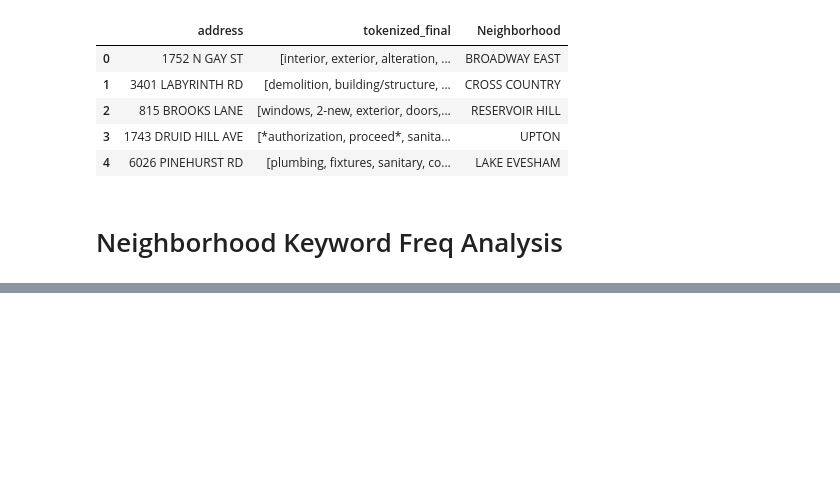
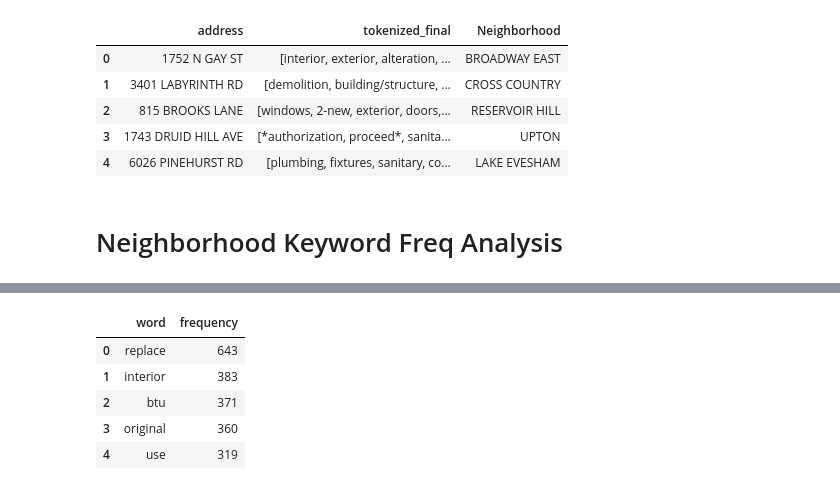
Before and after one commit to Gramir10/Construction-Permit-Text-Analysis, a Jupyter notebook: CPTA_project - Neighboorhood.ipynb, the cells around one changed output, grey strips where cells are left out. Cells and saved outputs as stored; diff of their text form; code cells hidden in the pictures; blank space fills up the shorter version.

```diff
--- a/CPTA_project - Neighboorhood.ipynb
+++ b/CPTA_project - Neighboorhood.ipynb
@@ -946,0 +948,19 @@ YALEHEIGHTS_df]
+# %%
+ARLINGTON = ['ARLINGTON']
+word_list_final_4 = []
+for sublist in description_list_final_4:
+    for word in sublist:
+        word_list_final_4.append(word)
+word_frequency_dict_final_4 = FreqDist(word_list_final_4)
+df_word_frequency_4 = pd.DataFrame(word_frequency_dict_final_4.items(),columns=['word','frequency'])
+df_word_frequency_4 = df_word_frequency_4.sort_values(by = 'frequency', ascending = False).reset_index()
+del df_word_frequency_4['index']
+frequency_sum_4 = df_word_frequency_4['frequency'].sum()
+df_word_frequency_4.head(5)
+# %% [output]
+|  | word | frequency |
+| 0 | replace | 643 |
+| 1 | interior | 383 |
+| 2 | btu | 371 |
+| 3 | original | 360 |
+| 4 | use | 319 |
```
Also changed, not shown: parts of 17 cells of this notebook.
